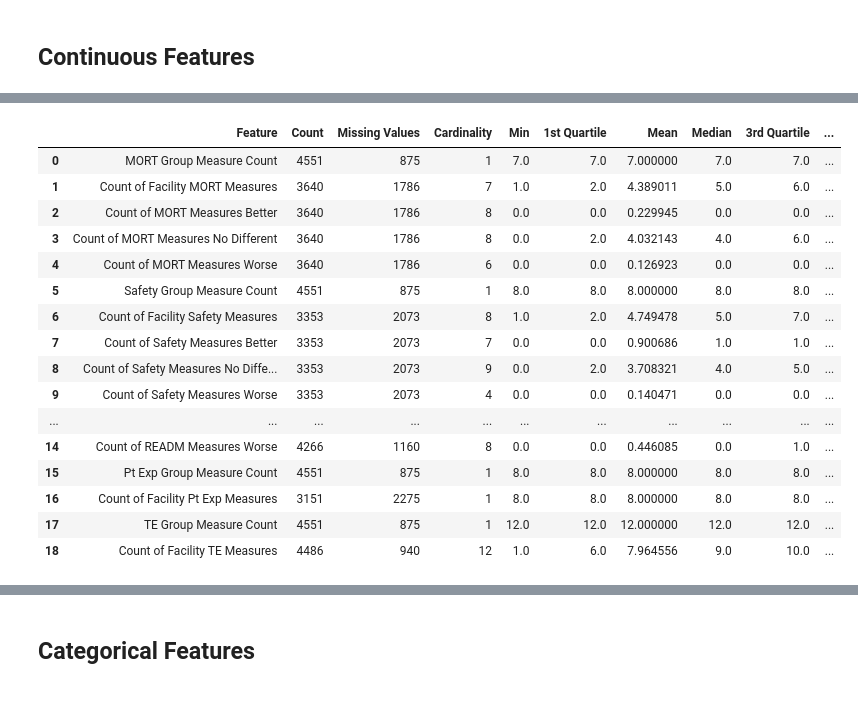
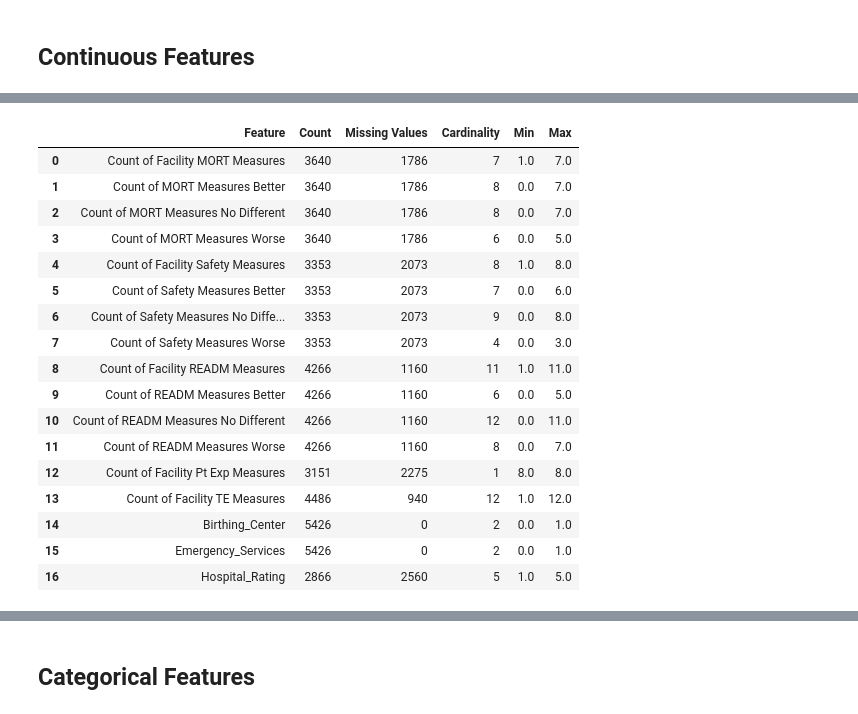
Before and after one commit to austinmallie/ADS599_Capstone, a Jupyter notebook: EDA/HospitalGeneral_EDA.ipynb, the cells around one changed output, grey strips where cells are left out. Cells and saved outputs as stored; diff of their text form; code cells hidden in the pictures.

```diff
--- a/EDA/HospitalGeneral_EDA.ipynb
+++ b/EDA/HospitalGeneral_EDA.ipynb
@@ -113,0 +488,4 @@ for col in object_convert:
+# %%
+cols_to_drop.append('Pt Exp Group Measure Count')
+cols_to_drop.append('Pt Exp Group Footnote')
+print(cols_to_drop)
@@ -113,0 +513,4 @@ for col in object_convert:
+# %%
+cols_to_drop.append('TE Group Measure Count')
+cols_to_drop.append('TE Group Footnote')
+print(cols_to_drop)
@@ -113,0 +521,3 @@ for col in object_convert:
+# %%
+df = df.drop(columns=cols_to_drop)
+df.shape
@@ -113,0 +585,4 @@ for col in object_convert:
+# %%
+df['ZIP Code'] =df['ZIP Code'] .astype(str).str.zfill(5)
+# Check how many ZIP codes have 5 characters
+print((df['ZIP Code'].str.len() == 5).value_counts())
@@ -178,33 +705,29 @@ df[filter_conf].describe()
 # %%
 data_quality_conf = pd.DataFrame({
-    'Feature': filter_conf,
-    'Count': df[filter_conf].count().values,
-    'Missing Values': df[filter_conf].isnull().sum().values,
-    'Cardinality': df[filter_conf].nunique().values,
-    'Min': df[filter_conf].min().values,
-    '1st Quartile': df[filter_conf].quantile(0.25).values,
-    'Mean': df[filter_conf].mean().values,
-    'Median': df[filter_conf].median().values,
-    '3rd Quartile': df[filter_conf].quantile(0.75).values,
-    'Max': df[filter_conf].max().values,
-    'Standard Deviation': df[filter_conf].std().values,
+    'Feature': conf,
+    'Count': df[conf].count().values,
+    'Missing Values': df[conf].isnull().sum().values,
+    'Cardinality': df[conf].nunique().values,
+    'Min': df[conf].min().values,
+    'Max': df[conf].max().values,
 })
 data_quality_conf
 # %% [output]
-|  | Feature | Count | Missing Values | Cardinality | Min | 1st Quartile | Mean | Median | 3rd Quartile | ... |
-| 0 | MORT Group Measure Count | 4551 | 875 | 1 | 7.0 | 7.0 | 7.000000 | 7.0 | 7.0 | ... |
-| 1 | Count of Facility MORT Measures | 3640 | 1786 | 7 | 1.0 | 2.0 | 4.389011 | 5.0 | 6.0 | ... |
-| 2 | Count of MORT Measures Better | 3640 | 1786 | 8 | 0.0 | 0.0 | 0.229945 | 0.0 | 0.0 | ... |
-| 3 | Count of MORT Measures No Different | 3640 | 1786 | 8 | 0.0 | 2.0 | 4.032143 | 4.0 | 6.0 | ... |
-| 4 | Count of MORT Measures Worse | 3640 | 1786 | 6 | 0.0 | 0.0 | 0.126923 | 0.0 | 0.0 | ... |
-| 5 | Safety Group Measure Count | 4551 | 875 | 1 | 8.0 | 8.0 | 8.000000 | 8.0 | 8.0 | ... |
-| 6 | Count of Facility Safety Measures | 3353 | 2073 | 8 | 1.0 | 2.0 | 4.749478 | 5.0 | 7.0 | ... |
-| 7 | Count of Safety Measures Better | 3353 | 2073 | 7 | 0.0 | 0.0 | 0.900686 | 1.0 | 1.0 | ... |
-| 8 | Count of Safety Measures No Diffe... | 3353 | 2073 | 9 | 0.0 | 2.0 | 3.708321 | 4.0 | 5.0 | ... |
-| 9 | Count of Safety Measures Worse | 3353 | 2073 | 4 | 0.0 | 0.0 | 0.140471 | 0.0 | 0.0 | ... |
-| ... | ... | ... | ... | ... | ... | ... | ... | ... | ... | ... |
-| 14 | Count of READM Measures Worse | 4266 | 1160 | 8 | 0.0 | 0.0 | 0.446085 | 0.0 | 1.0 | ... |
-| 15 | Pt Exp Group Measure Count | 4551 | 875 | 1 | 8.0 | 8.0 | 8.000000 | 8.0 | 8.0 | ... |
-| 16 | Count of Facility Pt Exp Measures | 3151 | 2275 | 1 | 8.0 | 8.0 | 8.000000 | 8.0 | 8.0 | ... |
-| 17 | TE Group Measure Count | 4551 | 875 | 1 | 12.0 | 12.0 | 12.000000 | 12.0 | 12.0 | ... |
-| 18 | Count of Facility TE Measures | 4486 | 940 | 12 | 1.0 | 6.0 | 7.964556 | 9.0 | 10.0 | ... |
+|  | Feature | Count | Missing Values | Cardinality | Min | Max |
+| 0 | Count of Facility MORT Measures | 3640 | 1786 | 7 | 1.0 | 7.0 |
+| 1 | Count of MORT Measures Better | 3640 | 1786 | 8 | 0.0 | 7.0 |
+| 2 | Count of MORT Measures No Different | 3640 | 1786 | 8 | 0.0 | 7.0 |
+| 3 | Count of MORT Measures Worse | 3640 | 1786 | 6 | 0.0 | 5.0 |
+| 4 | Count of Facility Safety Measures | 3353 | 2073 | 8 | 1.0 | 8.0 |
+| 5 | Count of Safety Measures Better | 3353 | 2073 | 7 | 0.0 | 6.0 |
+| 6 | Count of Safety Measures No Diffe... | 3353 | 2073 | 9 | 0.0 | 8.0 |
+| 7 | Count of Safety Measures Worse | 3353 | 2073 | 4 | 0.0 | 3.0 |
+| 8 | Count of Facility READM Measures | 4266 | 1160 | 11 | 1.0 | 11.0 |
+| 9 | Count of READM Measures Better | 4266 | 1160 | 6 | 0.0 | 5.0 |
+| 10 | Count of READM Measures No Different | 4266 | 1160 | 12 | 0.0 | 11.0 |
+| 11 | Count of READM Measures Worse | 4266 | 1160 | 8 | 0.0 | 7.0 |
+| 12 | Count of Facility Pt Exp Measures | 3151 | 2275 | 1 | 8.0 | 8.0 |
+| 13 | Count of Facility TE Measures | 4486 | 940 | 12 | 1.0 | 12.0 |
+| 14 | Birthing_Center | 5426 | 0 | 2 | 0.0 | 1.0 |
+| 15 | Emergency_Services | 5426 | 0 | 2 | 0.0 | 1.0 |
+| 16 | Hospital_Rating | 2866 | 2560 | 5 | 1.0 | 5.0 |
```
Also changed, not shown: parts of 87 cells of this notebook.
